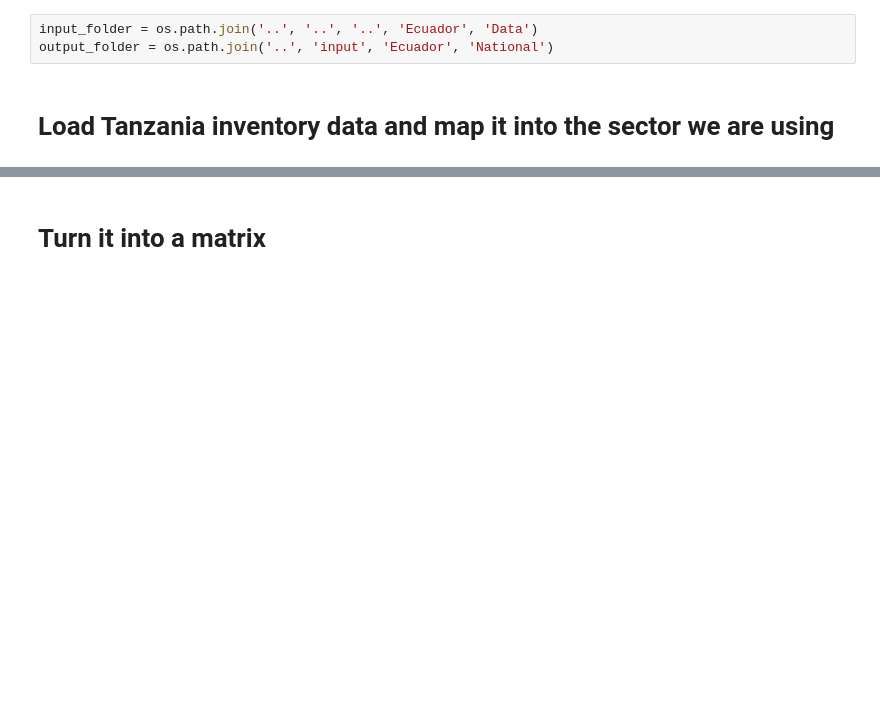
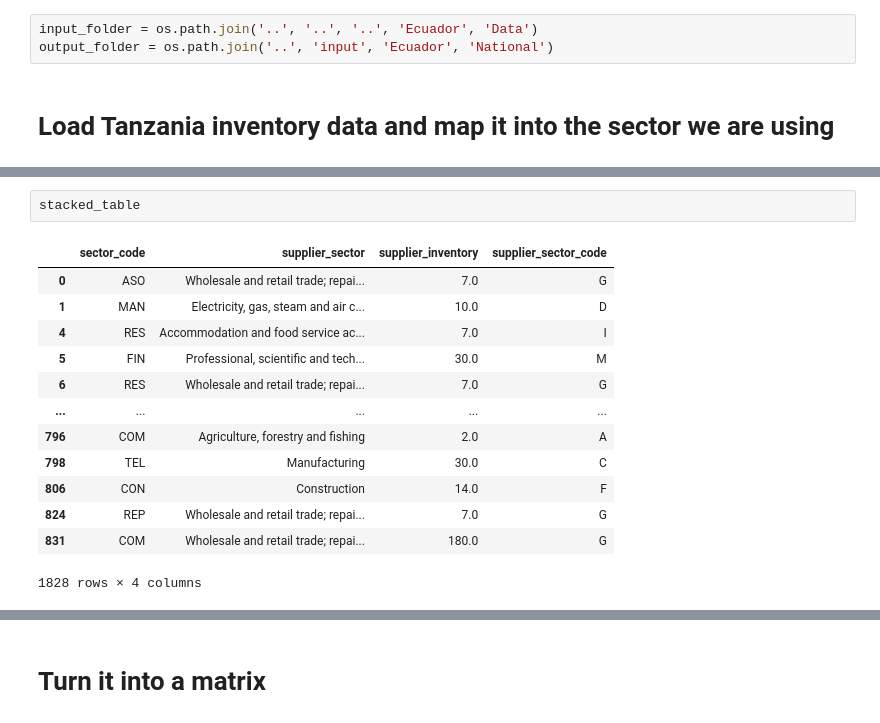
Before and after one commit to ccolon/disrupt-sc, a Jupyter notebook: dataprep/Inventories.ipynb, the cells around one changed output, grey strips where cells are left out. Saved outputs shown, nothing was run; the diff lists cells and outputs as text; blank space fills up the shorter version.

```diff
--- a/dataprep/Inventories.ipynb
+++ b/dataprep/Inventories.ipynb
@@ -17,3 +33,19 @@ isic4_to_sector61 = isic4_to_sector61.dropna(subset=['isic4_map']).set_index('is
+# %%
+stacked_table
+# %% [output]
+|  | sector_code | supplier_sector | supplier_inventory | supplier_sector_code |
+| 0 | ASO | Wholesale and retail trade; repai... | 7.0 | G |
+| 1 | MAN | Electricity, gas, steam and air c... | 10.0 | D |
+| 4 | RES | Accommodation and food service ac... | 7.0 | I |
+| 5 | FIN | Professional, scientific and tech... | 30.0 | M |
+| 6 | RES | Wholesale and retail trade; repai... | 7.0 | G |
+| ... | ... | ... | ... | ... |
+| 796 | COM | Agriculture, forestry and fishing | 2.0 | A |
+| 798 | TEL | Manufacturing | 30.0 | C |
+| 806 | CON | Construction | 14.0 | F |
+| 824 | REP | Wholesale and retail trade; repai... | 7.0 | G |
+| 831 | COM | Wholesale and retail trade; repai... | 180.0 | G |
+1828 rows × 4 columns
 # %%
 # load data
 data = pd.read_stata(os.path.join(input_folder, '..', "..", "Tanzania", "Survey", "Results", 'Firm_TZ_weighted_27February_2019.dta'))
```
Also changed, not shown: parts of 7 cells of this notebook, 11 other files.
